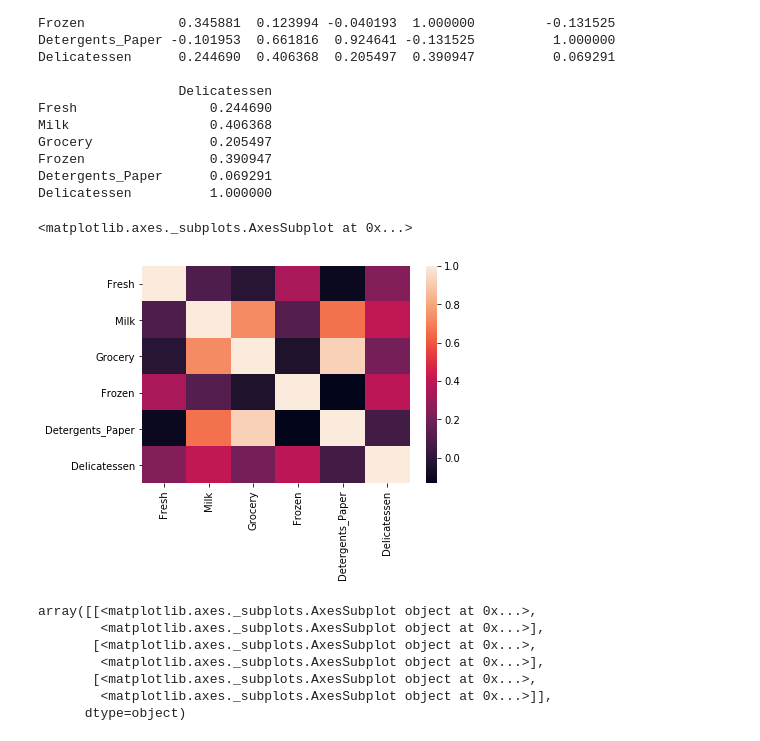
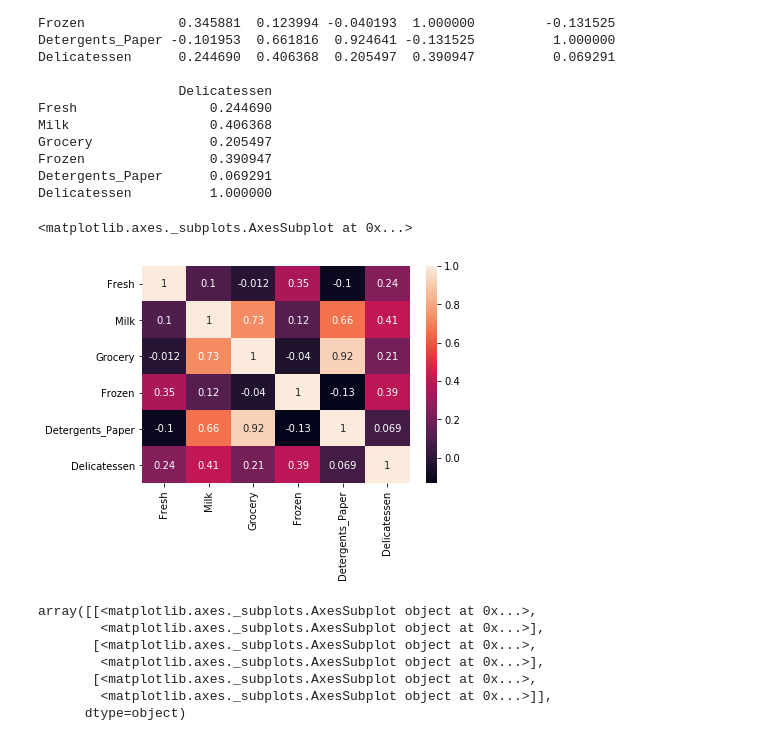
Before and after one commit to matthiasbuehl/machine-learning, a Jupyter notebook: projects/customer_segments/customer_segments.ipynb, the cells around one changed output. Drawn from its saved outputs; the diff is of its cells as text; code cells hidden in the pictures.

```diff
--- a/projects/customer_segments/customer_segments.ipynb
+++ b/projects/customer_segments/customer_segments.ipynb
@@ -211,10 +230,10 @@ Detergents_Paper      0.069291
 Delicatessen          1.000000
 # %%
 import seaborn as sns
-sns.heatmap(data.corr())
+sns.heatmap(data.corr(),annot=True)
 # %% [output]
 <matplotlib.axes._subplots.AxesSubplot at 0x...>
-[figure, old version]
+[figure, new version]
 # %%
 data.hist(figsize=(20,20), bins=100)
 # %% [output]
```
Also changed, not shown: parts of 7 cells of this notebook.
